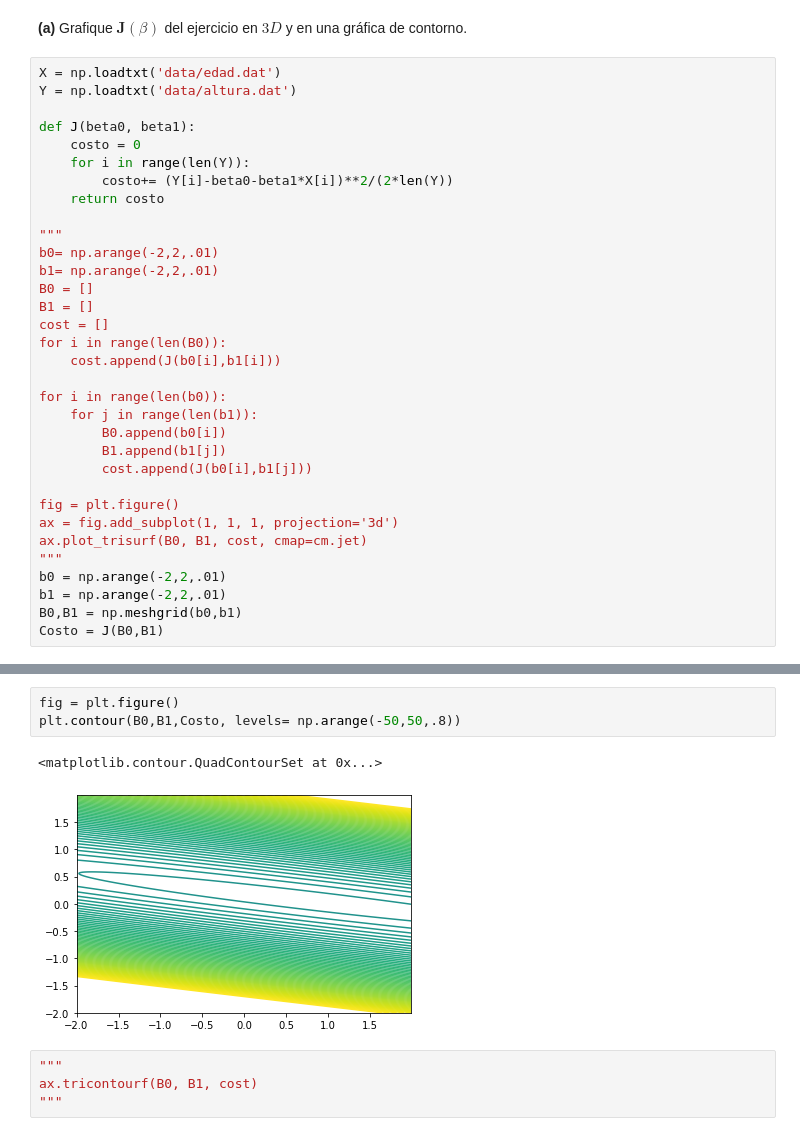
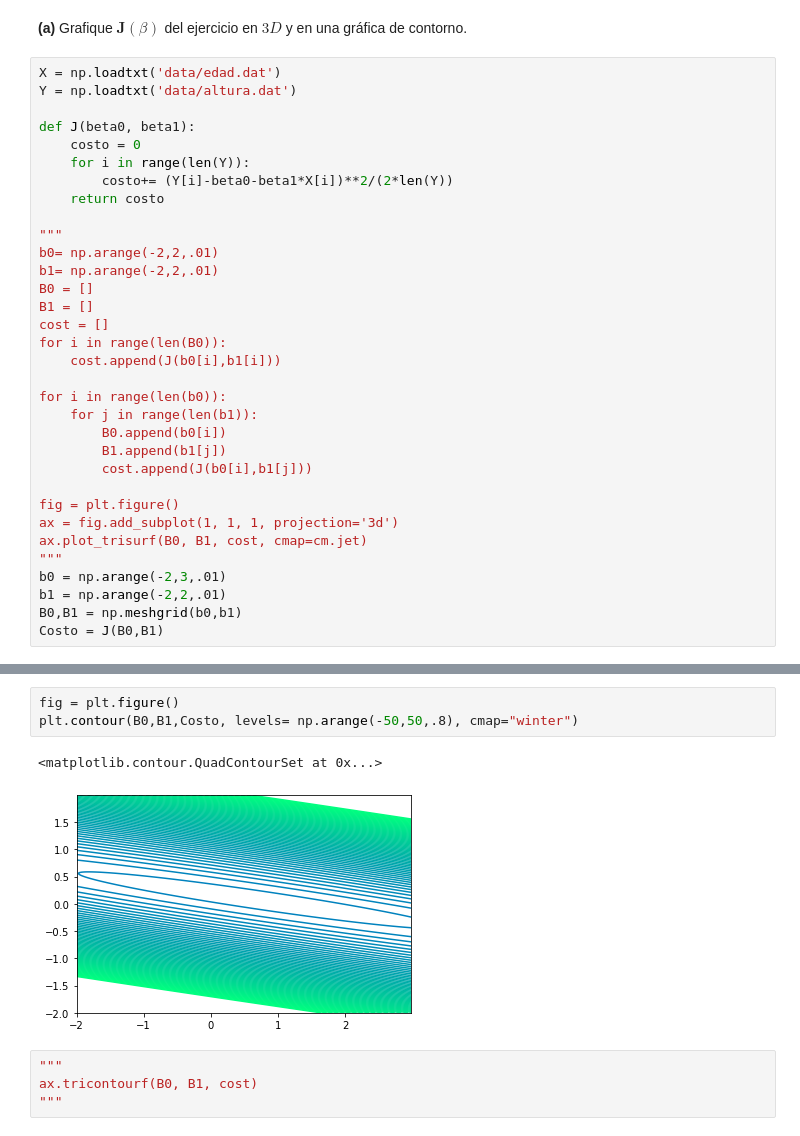
Before and after one commit to jesusigarmor/Matematicas-computacionales-fall2020, a Jupyter notebook: alumnos/FerLango/Tareas/Tarea-Regresion-lineal/tareas.ipynb, the cells around one changed output, grey strips where cells are left out. Saved outputs shown, nothing was run; the diff lists cells and outputs as text.

```diff
--- a/alumnos/FerLango/Tareas/Tarea-Regresion-lineal/tareas.ipynb
+++ b/alumnos/FerLango/Tareas/Tarea-Regresion-lineal/tareas.ipynb
@@ -200,7 +202,7 @@ fig = plt.figure()
 ax = fig.add_subplot(1, 1, 1, projection='3d')
 ax.plot_trisurf(B0, B1, cost, cmap=cm.jet)
 """
-b0 = np.arange(-2,2,.01)
+b0 = np.arange(-2,3,.01)
 b1 = np.arange(-2,2,.01)
 B0,B1 = np.meshgrid(b0,b1)
 Costo = J(B0,B1)
@@ -214,9 +216,9 @@ ax.plot_surface(B0,B1,Costo)
 # %%
 fig = plt.figure()
-plt.contour(B0,B1,Costo, levels= np.arange(-50,50,.8))
+plt.contour(B0,B1,Costo, levels= np.arange(-50,50,.8), cmap="winter")
 # %% [output]
 <matplotlib.contour.QuadContourSet at 0x...>
-[figure, old version]
+[figure, new version]
 # %%
 """
 ax.tricontourf(B0, B1, cost)
```
Also changed, not shown: parts of 12 cells of this notebook.
